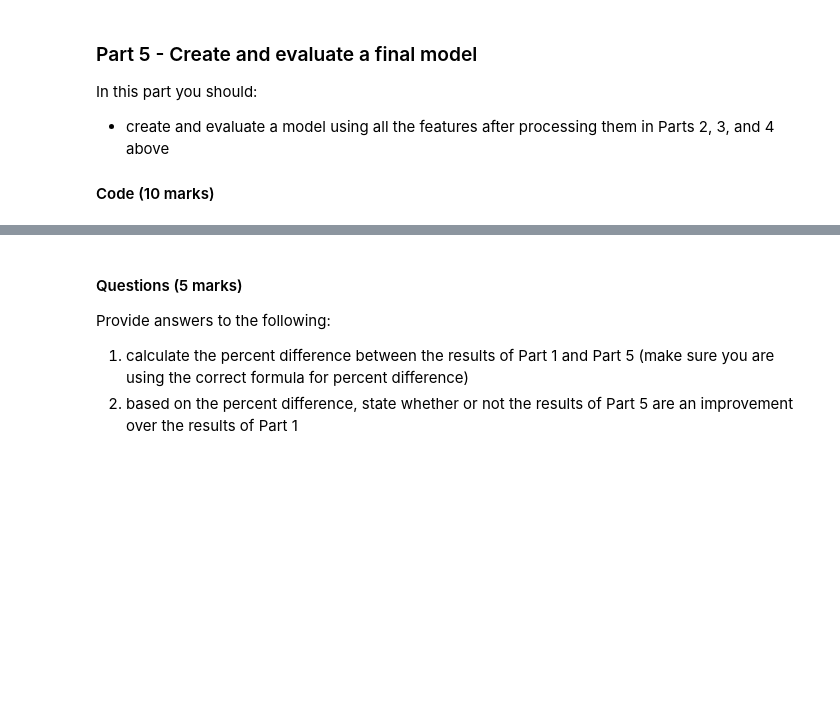
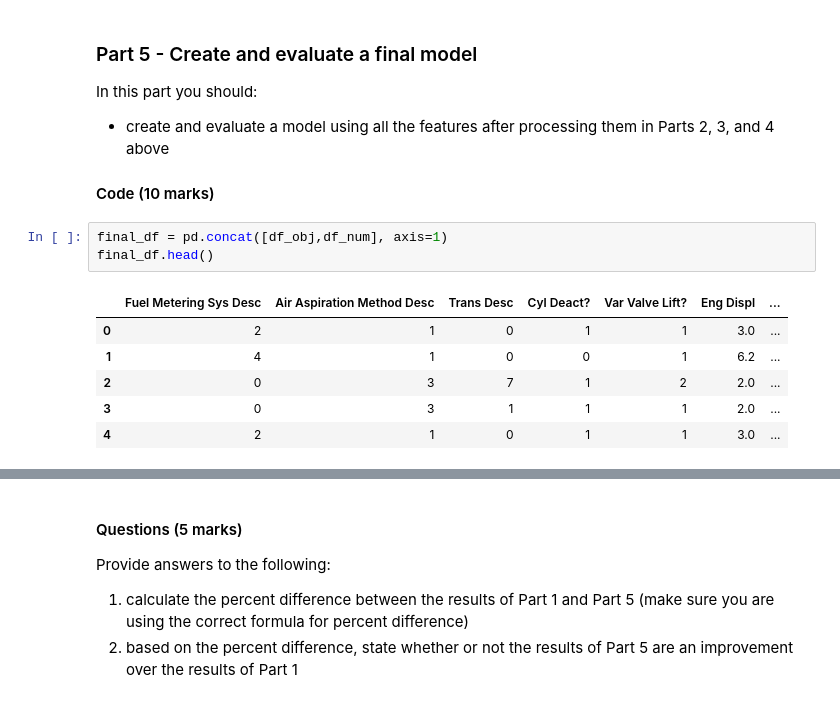
Before and after one commit to educbd/ML_, a Jupyter notebook: Graded_Lab_3.ipynb, the cells around one changed output, grey strips where cells are left out. Saved outputs shown, nothing was run; the diff lists cells and outputs as text; blank space fills up the shorter version.

```diff
--- a/Graded_Lab_3.ipynb
+++ b/Graded_Lab_3.ipynb
@@ -343,3 +382,13 @@ In this part you should:
  - create and evaluate a model using all the features after processing them in Parts 2, 3, and 4 above
 
 #### Code (10 marks)
+# %%
+final_df = pd.concat([df_obj,df_num], axis=1)
+final_df.head()
+# %% [output]
+|  | Fuel Metering Sys Desc | Air Aspiration Method Desc | Trans Desc | Cyl Deact? | Var Valve Lift? | Eng Displ | ... |
+| 0 | 2 | 1 | 0 | 1 | 1 | 3.0 | ... |
+| 1 | 4 | 1 | 0 | 0 | 1 | 6.2 | ... |
+| 2 | 0 | 3 | 7 | 1 | 2 | 2.0 | ... |
+| 3 | 0 | 3 | 1 | 1 | 1 | 2.0 | ... |
+| 4 | 2 | 1 | 0 | 1 | 1 | 3.0 | ... |
```
Also changed, not shown: parts of 11 cells of this notebook.
